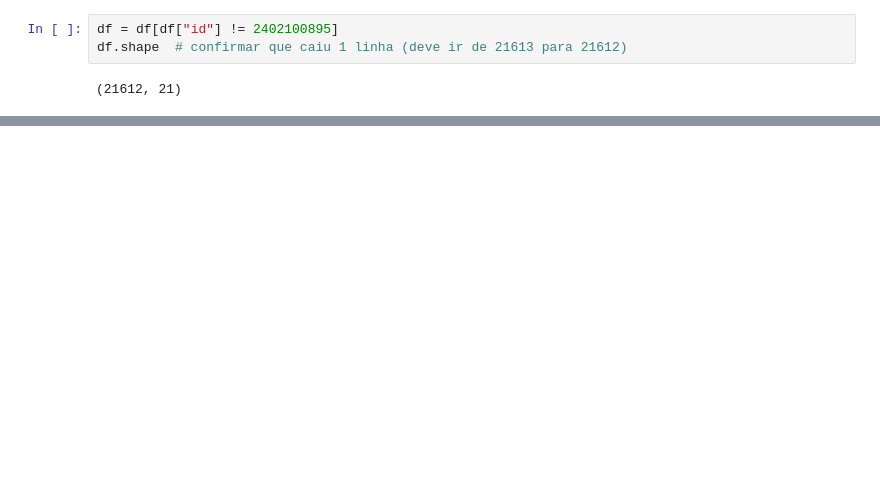
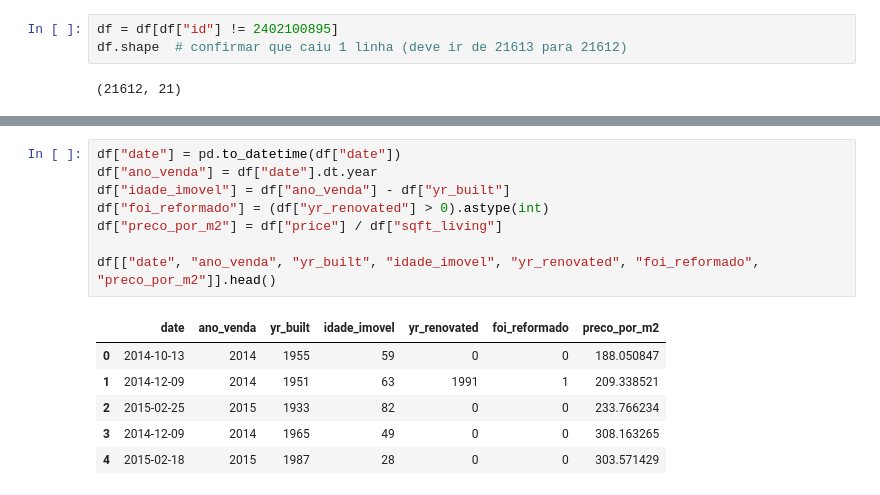
Before and after one commit to lindomarandradegertrudes/kc-house-precificacao, a Jupyter notebook: notebooks/projeto_precificacao.ipynb, the cells around one changed output, grey strips where cells are left out. Saved outputs shown, nothing was run; the diff lists cells and outputs as text; blank space fills up the shorter version.

```diff
--- a/notebooks/projeto_precificacao.ipynb
+++ b/notebooks/projeto_precificacao.ipynb
@@ -224,0 +234,15 @@ Quanto aos demais outliers visíveis nos boxplots de **price** e **sqft_living**
+# %%
+df["date"] = pd.to_datetime(df["date"])
+df["ano_venda"] = df["date"].dt.year
+df["idade_imovel"] = df["ano_venda"] - df["yr_built"]
+df["foi_reformado"] = (df["yr_renovated"] > 0).astype(int)
+df["preco_por_m2"] = df["price"] / df["sqft_living"]
+
+df[["date", "ano_venda", "yr_built", "idade_imovel", "yr_renovated", "foi_reformado", "preco_por_m2"]].head()
+# %% [output]
+|  | date | ano_venda | yr_built | idade_imovel | yr_renovated | foi_reformado | preco_por_m2 |
+| 0 | 2014-10-13 | 2014 | 1955 | 59 | 0 | 0 | 188.050847 |
+| 1 | 2014-12-09 | 2014 | 1951 | 63 | 1991 | 1 | 209.338521 |
+| 2 | 2015-02-25 | 2015 | 1933 | 82 | 0 | 0 | 233.766234 |
+| 3 | 2014-12-09 | 2014 | 1965 | 49 | 0 | 0 | 308.163265 |
+| 4 | 2015-02-18 | 2015 | 1987 | 28 | 0 | 0 | 303.571429 |
```
Also changed, not shown: parts of 7 cells of this notebook.
